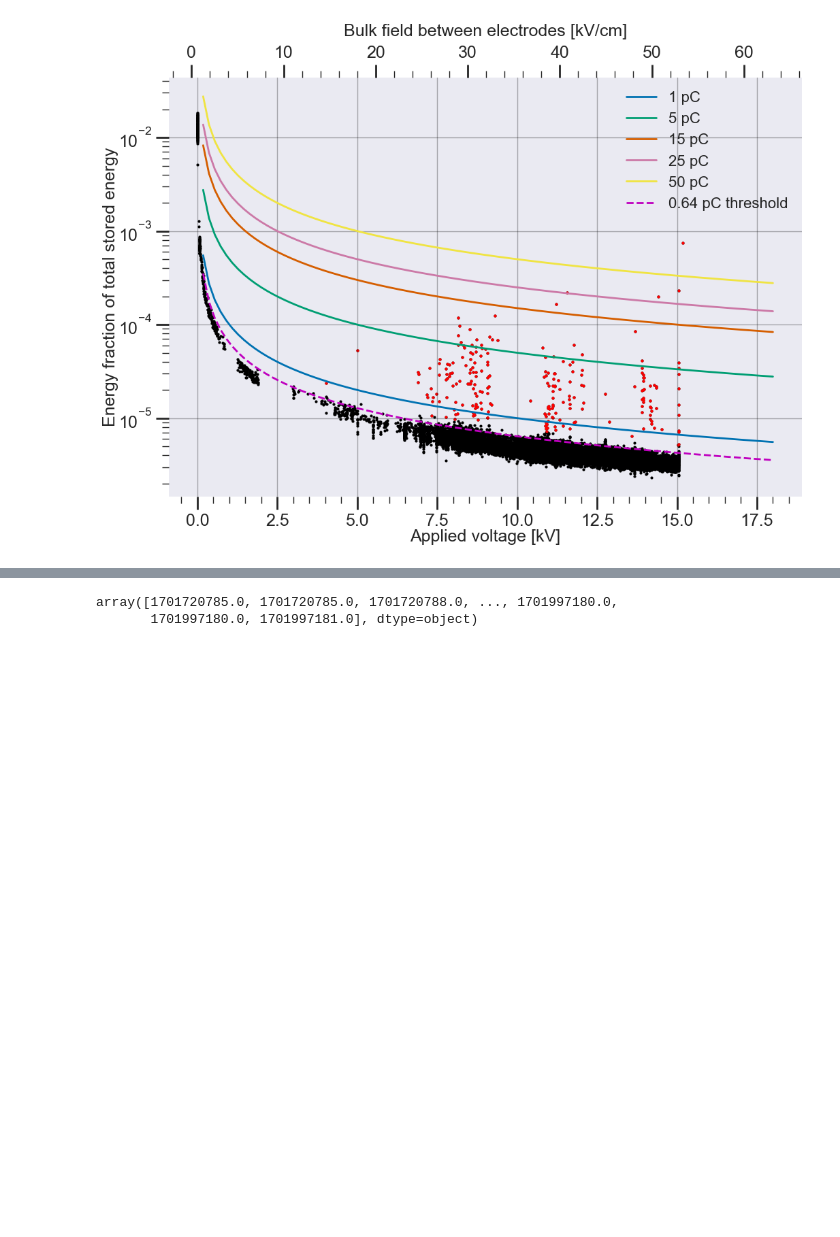
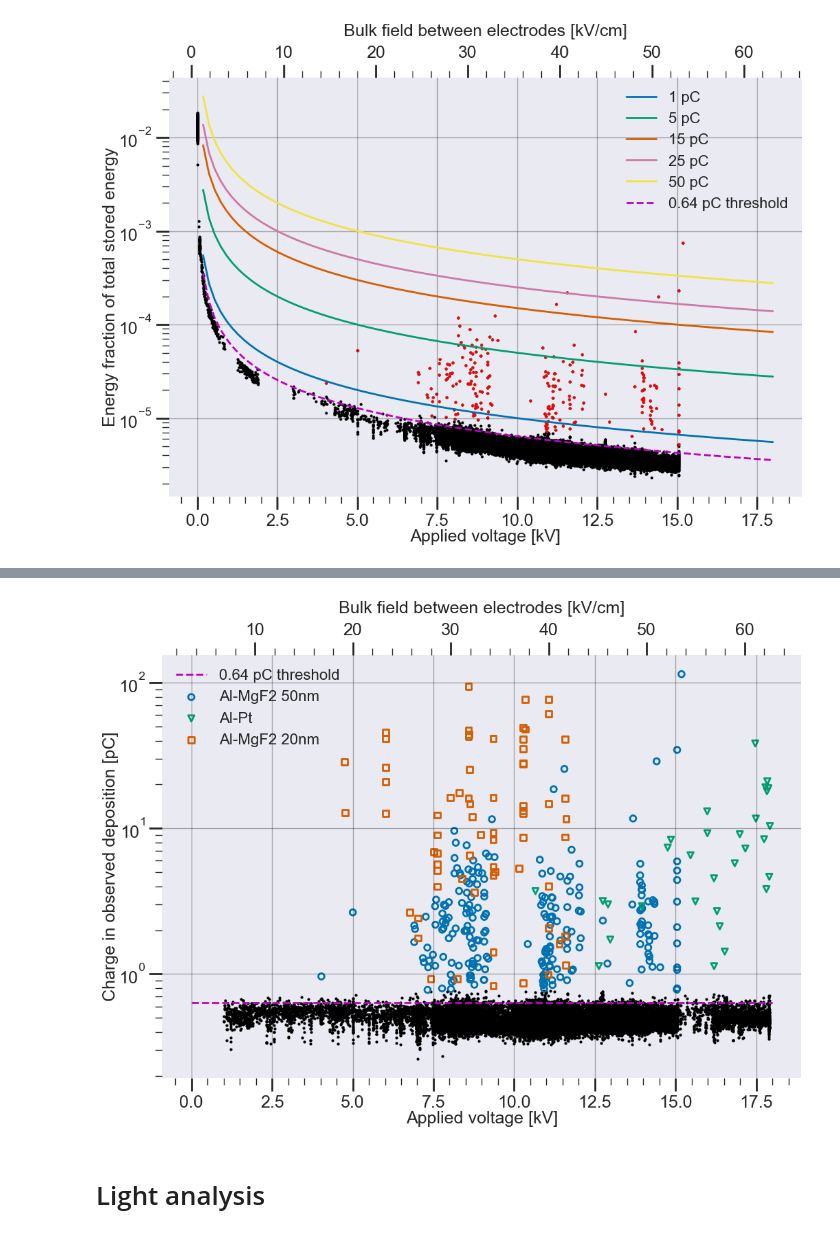
Before and after one commit to ejangelico/ad2-data-processing, a Jupyter notebook: notebooks/Analysis of run comparisons.ipynb, the cells around one changed output, grey strips where cells are left out. Drawn from its saved outputs; the diff is of its cells as text; code cells hidden in the pictures; blank space fills up the shorter version.

```diff
--- a/notebooks/Analysis of run comparisons.ipynb
+++ b/notebooks/Analysis of run comparisons.ipynb
@@ -744,5 +705,67 @@ plt.show()
-# %%
-d_sec
-# %% [output]
-array([1701720785.0, 1701720785.0, 1701720788.0, ..., 1701997180.0,
-       1701997180.0, 1701997181.0], dtype=object)
+# %%
+#similar as above, but now stored charge.
+
+fig, ax = plt.subplots()
+
+
+ax2 = ax.twiny()
+hardware_threshold = 0.64 #pC
+ax.plot(Vs, [hardware_threshold]*len(Vs), 'm--',  label="{:.2f} pC threshold".format(hardware_threshold))
+
+d = anas[7].df
+
+mask = (~d["ch3 energy"].isna()) & (d["ch3 hv"] > 1)& (d["ch3 amp"] < 2)
+du_evts = d[mask]
+
+ax.scatter(np.array(du_evts["ch3 hv"]), np.array(du_evts["ch3 charge"]), color='k')
+ax2.scatter(np.array(du_evts["ch3 field"]), np.array(du_evts["ch3 charge"]), color='k', alpha=0)
+
+
+mask = (~d["ch3 energy"].isna()) & (d["ch3 amp"] > 2)
+du_evts = d[mask]
+
+ax.scatter(np.array(du_evts["ch3 hv"]), np.array(du_evts["ch3 charge"]), marker='o', linewidth=2, facecolors='None', s=40, edgecolors=colors[0], label="Al-MgF2 50nm")
+
+
+d = anas[8].df
+
+mask = (~d["ch3 energy"].isna()) & (d["ch3 hv"] > 1)& (d["ch3 amp"] < 2)
+du_evts = d[mask]
+
+ax.scatter(np.array(du_evts["ch3 hv"]), np.array(du_evts["ch3 charge"]), color='k')
+ax2.scatter(np.array(du_evts["ch3 field"]), np.array(du_evts["ch3 charge"]), color='k', alpha=0)
+
+
+mask = (~d["ch3 energy"].isna()) & (d["ch3 amp"] > 2)
+du_evts = d[mask]
+
+ax.scatter(np.array(du_evts["ch3 hv"]), np.array(du_evts["ch3 charge"]), marker='v', linewidth=2, facecolors='None', s=40, edgecolors=colors[1], label="Al-Pt")
+
+d = anas[9].df
+
+mask = (~d["ch3 energy"].isna()) & (d["ch3 hv"] > 1) & (d["ch3 amp"] < 2)
+du_evts = d[mask]
+
+ax.scatter(np.array(du_evts["ch3 hv"]), np.array(du_evts["ch3 charge"]), color='k')
+ax2.scatter(np.array(du_evts["ch3 field"]), np.array(du_evts["ch3 charge"]), color='k', alpha=0)
+
+
+mask = (~d["ch3 energy"].isna()) & (d["ch3 amp"] > 2)
+du_evts = d[mask]
+
+ax.scatter(np.array(du_evts["ch3 hv"]), np.array(du_evts["ch3 charge"]), marker='s', linewidth=2, facecolors='None', s=40, edgecolors=colors[2], label="Al-MgF2 20nm")
+
+
+
+ax2.grid(False)
+ax2.set_xlabel("Bulk field between electrodes [kV/cm]", labelpad=10)
+ax.set_xlabel("Applied voltage [kV]")
+ax.set_ylabel("Charge in observed deposition [pC]")
+ax.legend()
+ax.grid(color='k', alpha=0.3)
+ax.set_yscale("log")
+plt.show()
+# %% [output]
+[figure, added]
+# %% [markdown]
+# Light analysis
```
Also changed, not shown: parts of 10 cells of this notebook, 2 other files.
